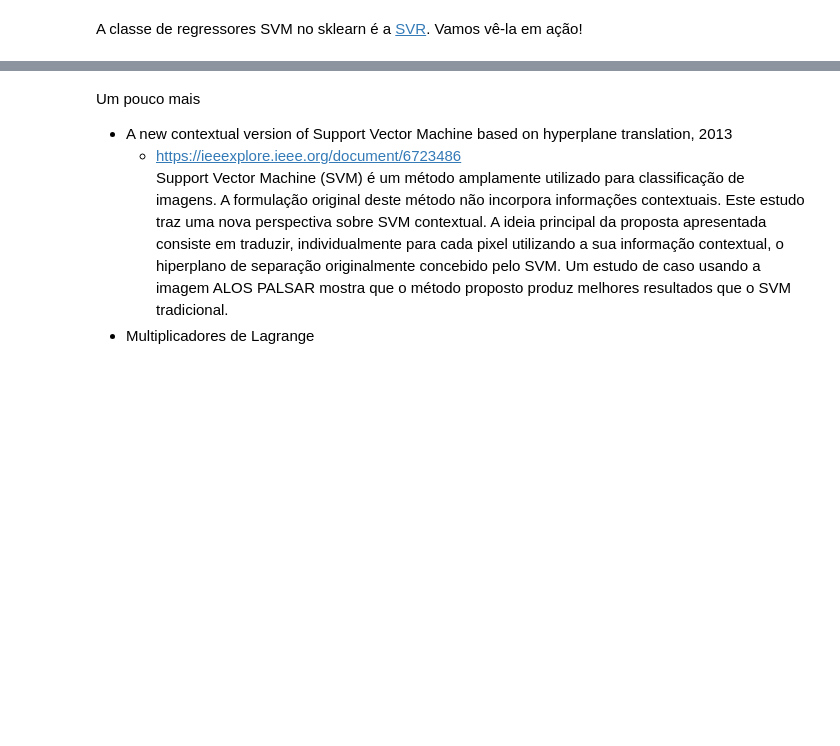
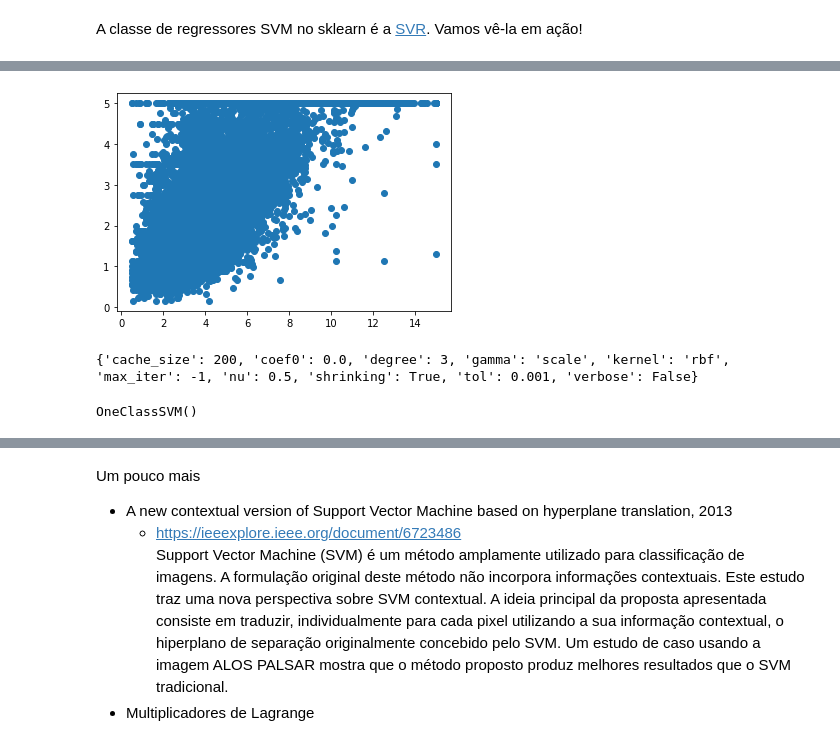
Before and after one commit to GabrielAsato/Curso_DS_Degree, a Jupyter notebook: Módulo 10 - Machine Learning II/aula01-Anotação do professor.ipynb, the cells around one changed output, grey strips where cells are left out. Cells and saved outputs as stored; diff of their text form; code cells hidden in the pictures; blank space fills up the shorter version.

```diff
--- a/Módulo 10 - Machine Learning II/aula01.ipynb
+++ b/Módulo 10 - Machine Learning II/aula01-Anotação do professor.ipynb
@@ -642,0 +793,3 @@ A classe de regressores SVM no sklearn é a [SVR](https://scikit-learn.org/stabl
+# %%
+df_temp = df[['MedInc', 'MedHouseVal']]
+df_temp.head()
@@ -642,0 +803,13 @@ A classe de regressores SVM no sklearn é a [SVR](https://scikit-learn.org/stabl
+# %%
+_= plt.scatter(df_temp['MedInc'], df_temp['MedHouseVal'])
+# %% [output]
+[figure, added]
+# %%
+ocs = OneClassSVM()
+print(ocs.get_params())
+# %% [output]
+{'cache_size': 200, 'coef0': 0.0, 'degree': 3, 'gamma': 'scale', 'kernel': 'rbf', 'max_iter': -1, 'nu': 0.5, 'shrinking': True, 'tol': 0.001, 'verbose': False}
+# %%
+ocs.fit(df_temp)
+# %% [output]
+OneClassSVM()
```
Also changed, not shown: parts of 111 cells of this notebook, 1 other file.
